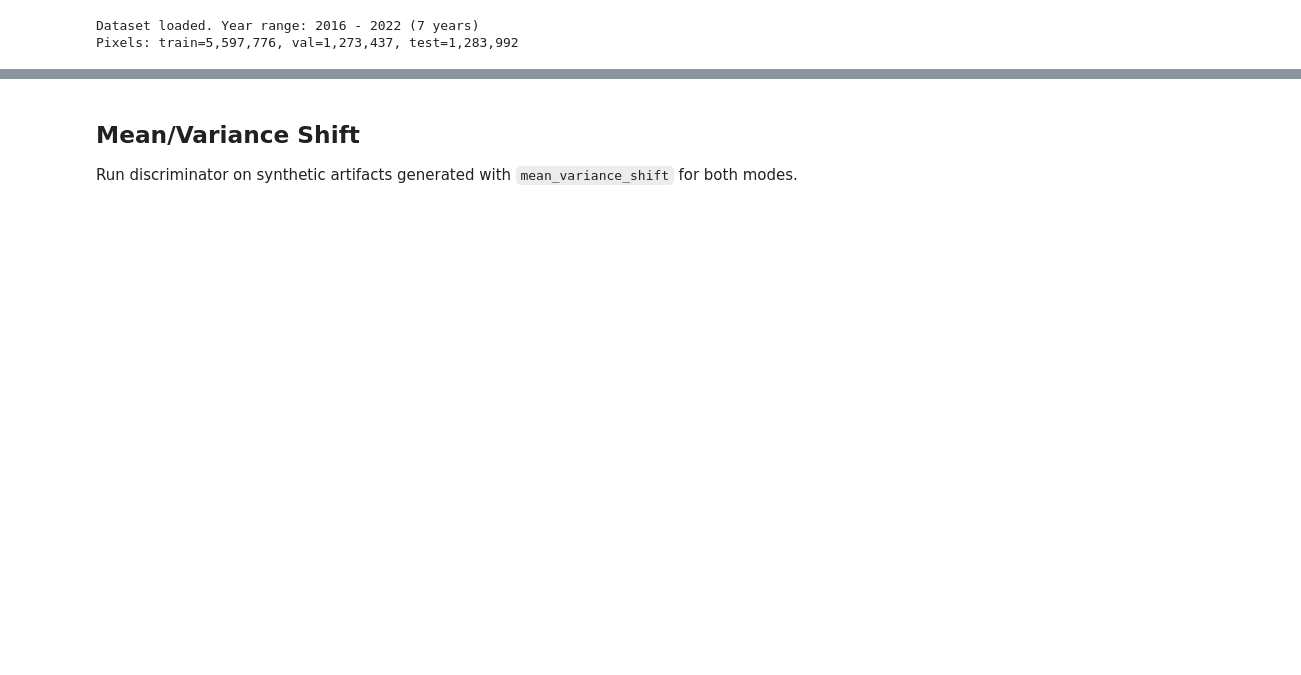
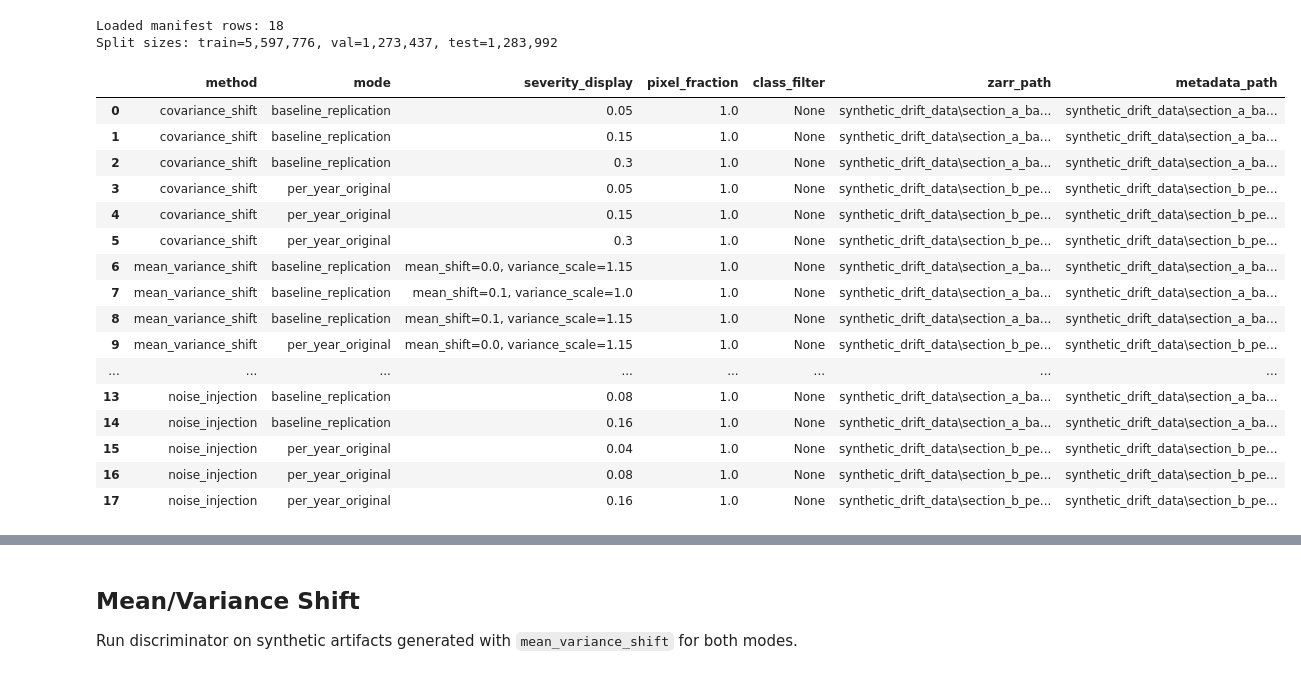
Before and after one commit to bartuturan/Online-Learning-for-Continuous-Forest-Monitoring-Addressing-Concept-Drift-in-Disturbance-Detection., a Jupyter notebook: concept_drift_detection_with_syntetic_data-disc.ipynb, the cells around one changed output, grey strips where cells are left out. Drawn from its saved outputs; the diff is of its cells as text; code cells hidden in the pictures; blank space fills up the shorter version.

```diff
--- a/concept_drift_detection_with_syntetic_data-disc.ipynb
+++ b/concept_drift_detection_with_syntetic_data-disc.ipynb
@@ -42,6 +58,13 @@ np.random.seed(RANDOM_STATE)
 split_path = "data_split.npz"
 manifest_json_path = Path("synthetic_drift_data") / "synthetic_generation_manifest.json"
 manifest_csv_path = Path("synthetic_drift_data") / "synthetic_generation_manifest.csv"
+original_data_path = "training_data_with_features.zarr"  # unmodified source, used as a reference baseline
+
+# Checkpointing (resumability): every (artifact, year-pair) result is persisted here as soon
+# as it's computed, so an interrupted/restarted run can skip already-completed pairs.
+CHECKPOINT_DIR = Path("discriminator_checkpoints_synthetic_drift")
+CHECKPOINT_DIR.mkdir(parents=True, exist_ok=True)
+RESULTS_CHECKPOINT_PATH = CHECKPOINT_DIR / "discriminator_results.pkl"
 
 # Runtime config
 SAMPLE_FRACTION = 1.0  # Use 1.0 for full split, 0.1 for quick checks
@@ -54,37 +77,77 @@ if manifest_json_path.exists():
 elif manifest_csv_path.exists():
     manifest_df = pd.read_csv(manifest_csv_path)
 else:
     raise FileNotFoundError(
         "Synthetic manifest not found. Expected one of:\n"
         f"  - {manifest_json_path}\n"
         f"  - {manifest_csv_path}\n"
         "Generate artifacts first in 'data drift testing on syntetic data.ipynb'."
     )
 
 required_cols = {"mode", "method", "zarr_path", "metadata_path"}
 missing_cols = sorted(required_cols - set(manifest_df.columns))
 if missing_cols:
     raise ValueError(f"Manifest is missing required columns: {missing_cols}")
 
 if manifest_df.empty:
     raise ValueError("Manifest contains no artifact rows.")
 
 manifest_df = manifest_df.copy()
-manifest_df["artifact_label"] = manifest_df["method"] + " | " + manifest_df["mode"]
+
+# Older manifests (pre severity-sweep) won't have these columns; default them so the rest of
+# this notebook can treat every manifest uniformly.
+for optional_col, default_value in [("severity", None), ("pixel_fraction", 1.0), ("class_filter", None)]:
+    if optional_col not in manifest_df.columns:
+        manifest_df[optional_col] = default_value
+
+
+def _severity_display(severity):
+    """Render a severity value (dict for mean_variance_shift, scalar for others) as a short label."""
+    if isinstance(severity, dict):
+        return ", ".join(f"{k}={v}" for k, v in severity.items())
+    if severity is None or (isinstance(severity, float) and np.isnan(severity)):
+        return "n/a"
+    return str(severity)
+
+
+manifest_df["severity_display"] = manifest_df["severity"].apply(_severity_display)
+
+# One artifact = one (method, mode, severity) combination now that the generator sweeps a
+# severity list per method; the label must include severity or rows silently collide.
+manifest_df["artifact_label"] = (
+    manifest_df["method"] + " | " + manifest_df["mode"] + " | " + manifest_df["severity_display"]
+)
 manifest_df = manifest_df.sort_values(["method", "mode"]).reset_index(drop=True)
 
 # Load data splits
 splits = np.load(split_path)
 train_pixel_indices = splits["train_pixel_indices"]
 val_pixel_indices = splits["val_pixel_indices"]
 test_pixel_indices = splits["test_pixel_indices"]
 
 print(f"Loaded manifest rows: {len(manifest_df)}")
 print(f"Split sizes: train={len(train_pixel_indices):,}, val={len(val_pixel_indices):,}, test={len(test_pixel_indices):,}")
-display(manifest_df[["method", "mode", "zarr_path", "metadata_path"]])
+display(manifest_df[["method", "mode", "severity_display", "pixel_fraction", "class_filter", "zarr_path", "metadata_path"]])
 # %% [output]
-Dataset loaded. Year range: 2016 - 2022 (7 years)
-Pixels: train=5,597,776, val=1,273,437, test=1,283,992
+Loaded manifest rows: 18
+Split sizes: train=5,597,776, val=1,273,437, test=1,283,992
+|  | method | mode | severity_display | pixel_fraction | class_filter | zarr_path | metadata_path |
+| 0 | covariance_shift | baseline_replication | 0.05 | 1.0 | None | synthetic_drift_data\section_a_ba... | synthetic_drift_data\section_a_ba... |
+| 1 | covariance_shift | baseline_replication | 0.15 | 1.0 | None | synthetic_drift_data\section_a_ba... | synthetic_drift_data\section_a_ba... |
+| 2 | covariance_shift | baseline_replication | 0.3 | 1.0 | None | synthetic_drift_data\section_a_ba... | synthetic_drift_data\section_a_ba... |
+| 3 | covariance_shift | per_year_original | 0.05 | 1.0 | None | synthetic_drift_data\section_b_pe... | synthetic_drift_data\section_b_pe... |
+| 4 | covariance_shift | per_year_original | 0.15 | 1.0 | None | synthetic_drift_data\section_b_pe... | synthetic_drift_data\section_b_pe... |
+| 5 | covariance_shift | per_year_original | 0.3 | 1.0 | None | synthetic_drift_data\section_b_pe... | synthetic_drift_data\section_b_pe... |
+| 6 | mean_variance_shift | baseline_replication | mean_shift=0.0, variance_scale=1.15 | 1.0 | None | synthetic_drift_data\section_a_ba... | synthetic_drift_data\section_a_ba... |
+| 7 | mean_variance_shift | baseline_replication | mean_shift=0.1, variance_scale=1.0 | 1.0 | None | synthetic_drift_data\section_a_ba... | synthetic_drift_data\section_a_ba... |
+| 8 | mean_variance_shift | baseline_replication | mean_shift=0.1, variance_scale=1.15 | 1.0 | None | synthetic_drift_data\section_a_ba... | synthetic_drift_data\section_a_ba... |
+| 9 | mean_variance_shift | per_year_original | mean_shift=0.0, variance_scale=1.15 | 1.0 | None | synthetic_drift_data\section_b_pe... | synthetic_drift_data\section_b_pe... |
+| ... | ... | ... | ... | ... | ... | ... | ... |
+| 13 | noise_injection | baseline_replication | 0.08 | 1.0 | None | synthetic_drift_data\section_a_ba... | synthetic_drift_data\section_a_ba... |
+| 14 | noise_injection | baseline_replication | 0.16 | 1.0 | None | synthetic_drift_data\section_a_ba... | synthetic_drift_data\section_a_ba... |
+| 15 | noise_injection | per_year_original | 0.04 | 1.0 | None | synthetic_drift_data\section_b_pe... | synthetic_drift_data\section_b_pe... |
+| 16 | noise_injection | per_year_original | 0.08 | 1.0 | None | synthetic_drift_data\section_b_pe... | synthetic_drift_data\section_b_pe... |
+| 17 | noise_injection | per_year_original | 0.16 | 1.0 | None | synthetic_drift_data\section_b_pe... | synthetic_drift_data\section_b_pe... |
 # %%
 # Manifest diagnostics
 method_order = ["mean_variance_shift", "covariance_shift", "noise_injection"]
```
Also changed, not shown: parts of 12 cells of this notebook, 51 other files.
